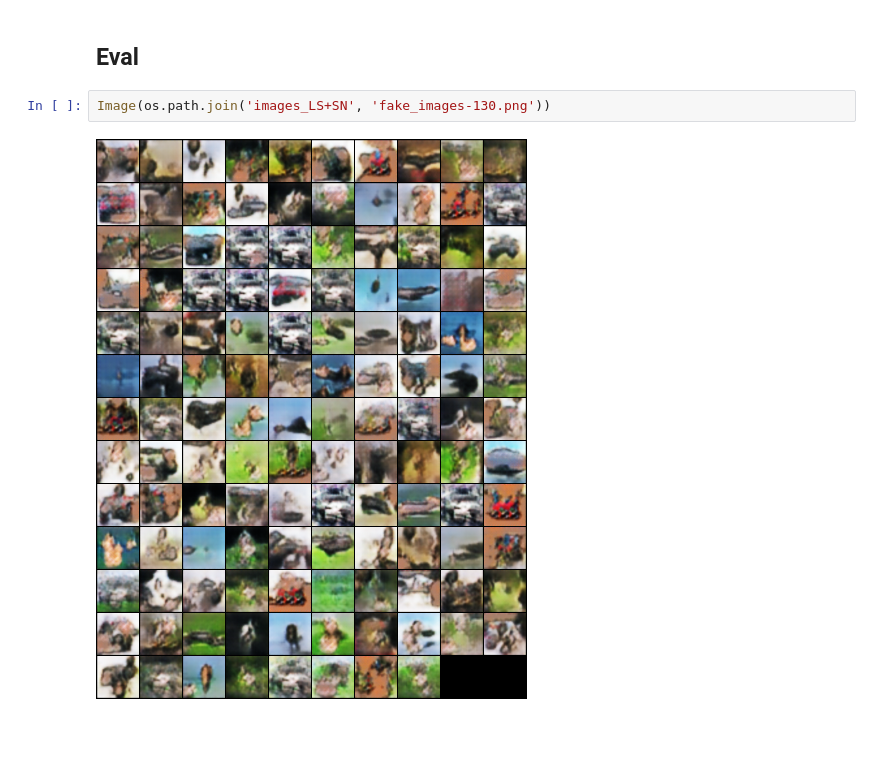
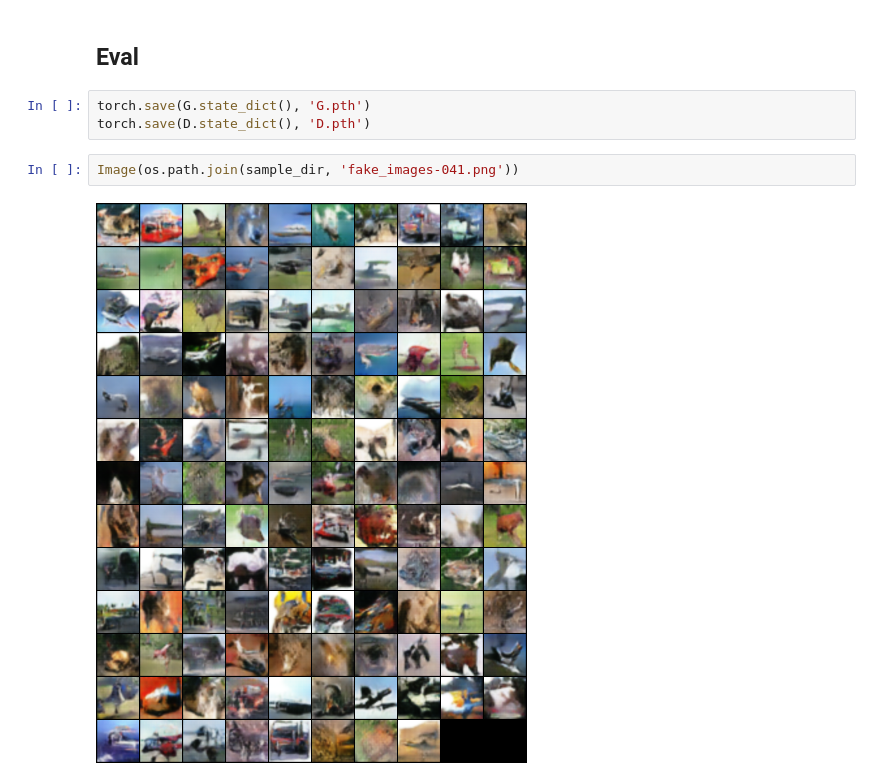
Before and after one commit to parseny/Generative-Models-2024, a Jupyter notebook: Assignment 2/LS+SN/DCGAN_LS_SN.ipynb, the cells around one changed output. Cells and saved outputs as stored; diff of their text form; blank space fills up the shorter version.

```diff
--- a/Assignment 2/LS+SN/DCGAN_LS_SN.ipynb
+++ b/Assignment 2/LS+SN/DCGAN_LS_SN.ipynb
@@ -452,9 +521,12 @@ Wall time: 1h 26min 6s
 # %% [markdown]
 ## Eval
+# %%
+torch.save(G.state_dict(), 'G.pth')
+torch.save(D.state_dict(), 'D.pth')
 # %%
-Image(os.path.join('images_LS+SN', 'fake_images-130.png'))
+Image(os.path.join(sample_dir, 'fake_images-041.png'))
 # %% [output]
-[figure, old version]
+[figure, new version]
 # %%
 plt.plot(d_losses, '-')
 plt.plot(g_losses, '-')
```
Also changed, not shown: parts of 17 cells of this notebook, 2 other files.
